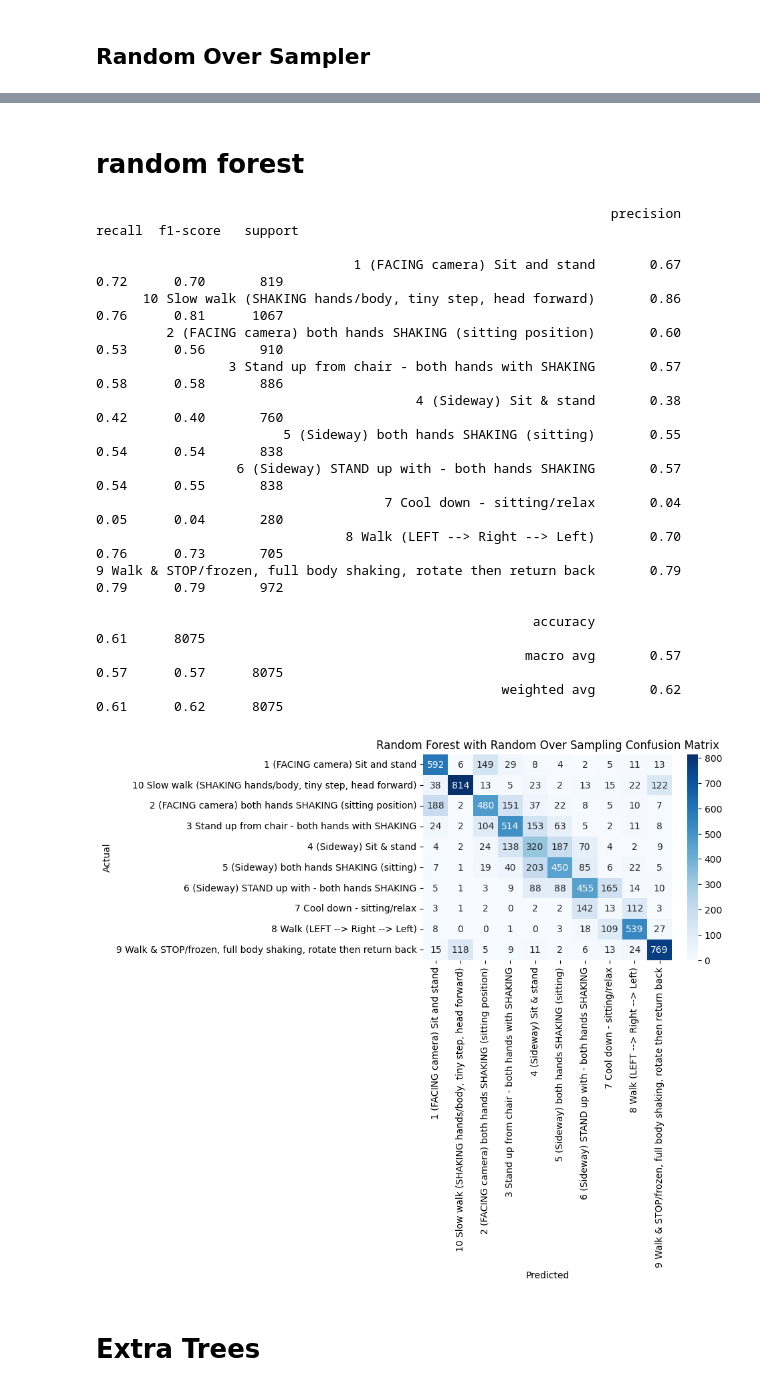
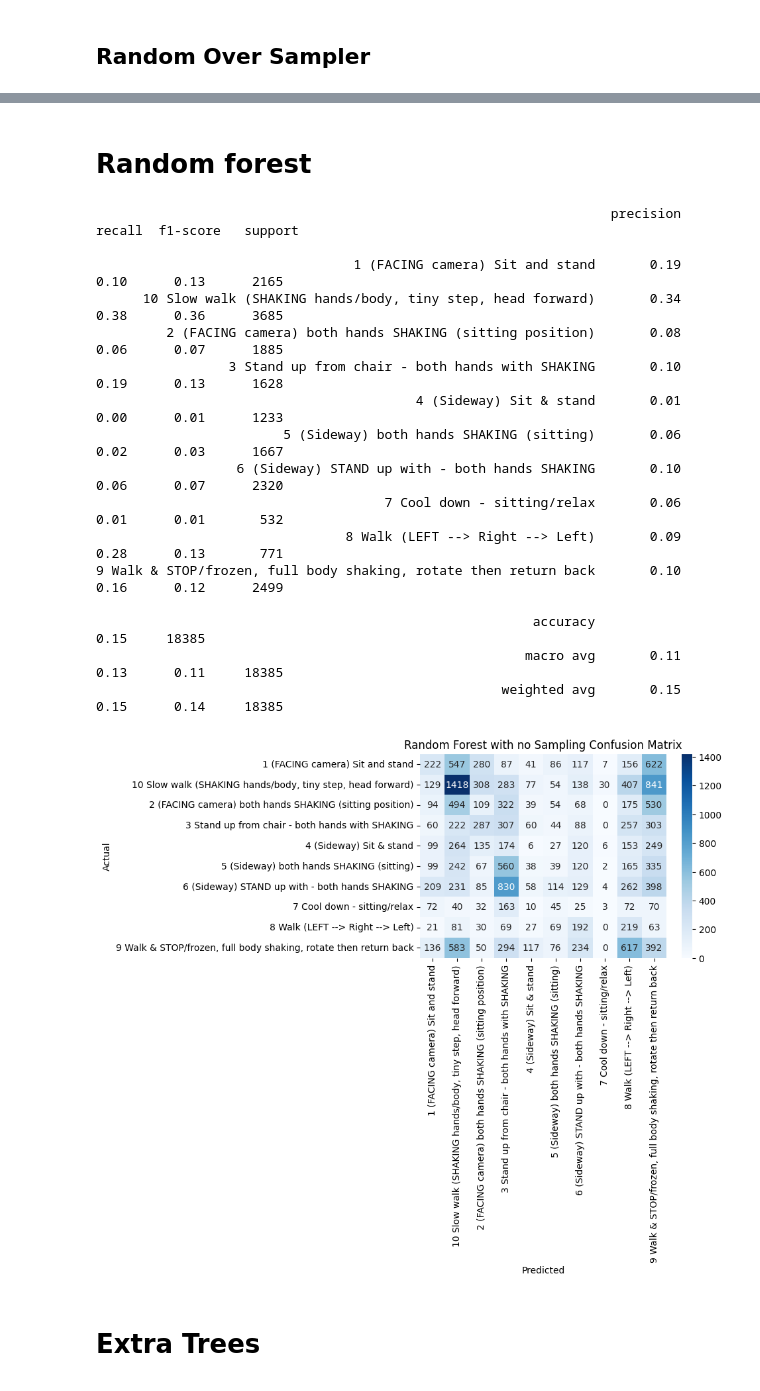
Before and after one commit to KanikaGupta-22978/tremor-challenge-2025, a Jupyter notebook: baseline1.ipynb, the cells around one changed output, grey strips where cells are left out. Cells and saved outputs as stored; diff of their text form; code cells hidden in the pictures.

```diff
--- a/baseline1.ipynb
+++ b/baseline1.ipynb
@@ -264,10 +436,11 @@ X.shape, y.shape, X_train.shape, y_train.shape, X_test.shape, y_test.shape
 # %%
 # save
-np.savez('../train_test_set/wsize1s_overlap50.npz',
+fpath = 'train_test_set/train8test2/ws10samples_overlap50.npz'
+np.savez(fpath,
         X_train=X_train, X_test=X_test,
         y_train=y_train, y_test=y_test)
 # load
-data = np.load('../train_test_set/wsize1s_overlap50.npz')
+data = np.load(fpath)
 X_train = data['X_train']
 X_test = data['X_test']
 y_train = data['y_train']
@@ -328,0 +487,6 @@ print(f'X_resampled: {X_resampled.shape}, y_resampled: {y_resampled.shape}')
+# %%
+from sklearn.preprocessing import StandardScaler
+
+scaler = StandardScaler()
+X_train = scaler.fit_transform(X_train)
+X_test = scaler.transform(X_test)
@@ -329,32 +561,54 @@ print(f'X_resampled: {X_resampled.shape}, y_resampled: {y_resampled.shape}')
+# %%
+# for ploting confusion matrix
+from sklearn.metrics import confusion_matrix
+import seaborn as sns
+import matplotlib.pyplot as plt
+import numpy as np
+
+
+def plot_confusion_matrix(y_predict, y_test, custom_msg):
+    # compute confusion matrix
+    labels = np.unique(y_test)
+    cm = confusion_matrix(y_test, y_predict)
+    # Plot with seaborn
+    plt.figure(figsize=(6, 4))
+    sns.heatmap(cm, annot=True, fmt='d', cmap='Blues', xticklabels=labels, yticklabels=labels)
+    plt.xlabel('Predicted')
+    plt.ylabel('Actual')
+    plt.title(f'{custom_msg} Confusion Matrix')
+    plt.show()
 # %% [markdown]
-# random forest
+# Random forest
 # %%
 from sklearn.ensemble import RandomForestClassifier
+from sklearn.metrics import classification_report
+
 rfc = RandomForestClassifier(n_estimators=500, n_jobs=-1)
-rfc.fit(X_resampled, y_resampled)
-# rfc.fit(X_train, y_train)
-from sklearn.metrics import classification_report
+# rfc.fit(X_resampled, y_resampled)
+rfc.fit(X_train, y_train)
 y_predict = rfc.predict(X_test)
+
+# show results
 print(classification_report(y_test, y_predict))
-plot_confusion_matrix(y_predict, 'Random Forest with Random Over Sampling')
+plot_confusion_matrix(y_predict, 'Random Forest with no Sampling')
 # %% [output]
                                                                   precision    recall  f1-score   support
 
-                                 1 (FACING camera) Sit and stand       0.67      0.72      0.70       819
-      10 Slow walk (SHAKING hands/body, tiny step, head forward)       0.86      0.76      0.81      1067
-         2 (FACING camera) both hands SHAKING (sitting position)       0.60      0.53      0.56       910
-                 3 Stand up from chair - both hands with SHAKING       0.57      0.58      0.58       886
-                                         4 (Sideway) Sit & stand       0.38      0.42      0.40       760
-                        5 (Sideway) both hands SHAKING (sitting)       0.55      0.54      0.54       838
-                  6 (Sideway) STAND up with - both hands SHAKING       0.57      0.54      0.55       838
-                                     7 Cool down - sitting/relax       0.04      0.05      0.04       280
-                                8 Walk (LEFT --> Right --> Left)       0.70      0.76      0.73       705
-9 Walk & STOP/frozen, full body shaking, rotate then return back       0.79      0.79      0.79       972
+                                 1 (FACING camera) Sit and stand       0.19      0.10      0.13      2165
+      10 Slow walk (SHAKING hands/body, tiny step, head forward)       0.34      0.38      0.36      3685
+         2 (FACING camera) both hands SHAKING (sitting position)       0.08      0.06      0.07      1885
+                 3 Stand up from chair - both hands with SHAKING       0.10      0.19      0.13      1628
+                                         4 (Sideway) Sit & stand       0.01      0.00      0.01      1233
+                        5 (Sideway) both hands SHAKING (sitting)       0.06      0.02      0.03      1667
+                  6 (Sideway) STAND up with - both hands SHAKING       0.10      0.06      0.07      2320
+                                     7 Cool down - sitting/relax       0.06      0.01      0.01       532
+                                8 Walk (LEFT --> Right --> Left)       0.09      0.28      0.13       771
+9 Walk & STOP/frozen, full body shaking, rotate then return back       0.10      0.16      0.12      2499
 
-                                                        accuracy                           0.61      8075
-                                                       macro avg       0.57      0.57      0.57      8075
-                                                    weighted avg       0.62      0.61      0.62      8075
+                                                        accuracy                           0.15     18385
+                                                       macro avg       0.11      0.13      0.11     18385
+                                                    weighted avg       0.15      0.15      0.14     18385
-[figure, old version]
+[figure, new version]
 # %% [markdown]
 # Extra Trees
 # %%
```
Also changed, not shown: parts of 60 cells of this notebook, 11 other files.
